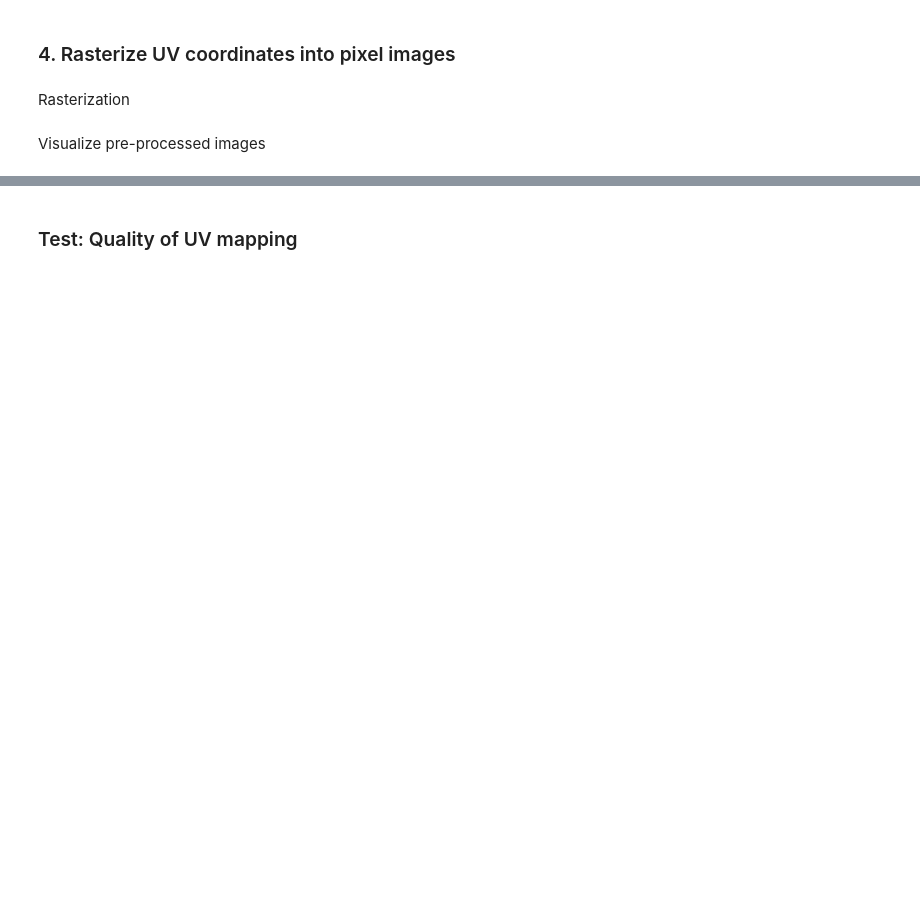
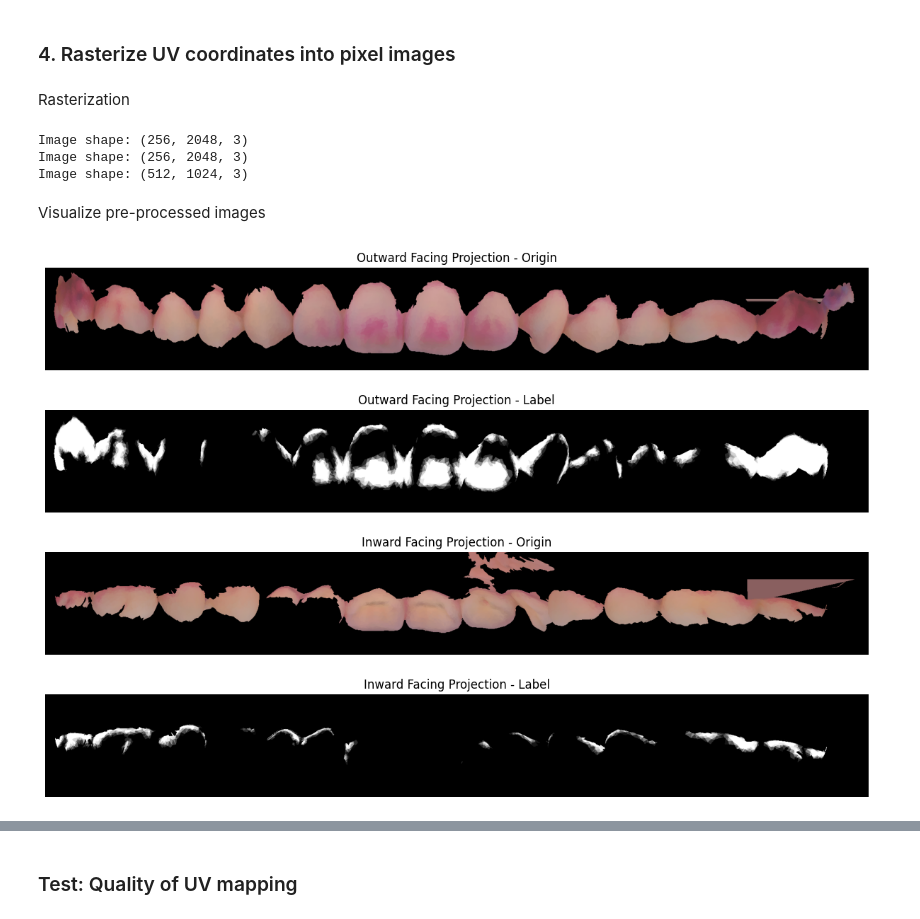
Before and after one commit to SunnyRT/dental_plaque_segmentation, a Jupyter notebook: uvraster_clean.ipynb, the cells around one changed output, grey strips where cells are left out. Saved outputs shown, nothing was run; the diff lists cells and outputs as text; code cells hidden in the pictures; blank space fills up the shorter version.

Commit message:
completed raster_clean

```diff
--- a/uvraster_clean.ipynb
+++ b/uvraster_clean.ipynb
@@ -298,12 +317,19 @@ def normalize_uv_coords(uv_coords, u_range, v_range, with_nl=False):
 
 # Get the vertices of the origin mesh
 vertices = np.asarray(origin_mesh.vertices)
+vertices_brc = np.asarray(raw_origin_mesh.vertices) # TODO: before re-center: origin at mesh geometrical center
 # UV mapping for all vertices in 3 cases NOTE: all vertices are projected in each case!!!!!!
 uv_out, vert_depth_out = UVmap_cylindrical(vertices, if_inward=False)
 uv_in, vert_depth_in = UVmap_cylindrical(vertices, if_inward=True)
 uv_up, vert_depth_up = UVmap_planar(vertices)
 
+
+print(np.min(uv_out, axis=0), np.max(uv_out, axis=0))
+print(np.min(uv_in, axis=0), np.max(uv_in, axis=0))
+print(np.min(uv_up, axis=0), np.max(uv_up, axis=0))
+
+
 # Normalize the uv coordinates
-uv_norm_out = normalize_uv_coords(uv_out, (0, 2*np.pi), (-9, 7), with_nl=True)
-uv_norm_in = normalize_uv_coords(uv_in, (0, 2*np.pi), (-8, 8), with_nl=True)
-uv_norm_up = normalize_uv_coords(uv_up, (-40, 40), (0, 50))
+uv_norm_out = normalize_uv_coords(uv_out, (-0.1*np.pi, 1.1*np.pi), (-9, 7), with_nl=True)
+uv_norm_in = normalize_uv_coords(uv_in, (-0.1*np.pi, 1.1*np.pi), (-8, 8), with_nl=True)
+uv_norm_up = normalize_uv_coords(uv_up, (-50,50), (0, 50))
@@ -405,6 +443,13 @@ def rasterize_uv_to_image(uv_norm_coords, vert_depth, xx_triangles, vert_originR
 # %%
-img_origin_out, img_label_out = rasterize_uv_to_image(uv_norm_out, vert_depth_out, out_triangles, vertices_originRGB, vertices_labelRGB, pxl=256, is_io=True)
-img_origin_in, img_label_in = rasterize_uv_to_image(uv_norm_in, vert_depth_in, in_triangles, vertices_originRGB, vertices_labelRGB, pxl=256, is_io=True)
-img_origin_up, img_label_up = rasterize_uv_to_image(uv_norm_up, vert_depth_up, up_triangles, vertices_originRGB, vertices_labelRGB, pxl=512, is_io=False)
+img_origin_out, img_label_out, uv_pixel_out = rasterize_uv_to_image(uv_norm_out, vert_depth_out, out_triangles, vertices_originRGB, vertices_labelRGB, px=256, is_io=True)
+img_origin_in, img_label_in, uv_pixel_in = rasterize_uv_to_image(uv_norm_in, vert_depth_in, in_triangles, vertices_originRGB, vertices_labelRGB, px=256, is_io=True)
+img_origin_up, img_label_up, uv_pixel_up = rasterize_uv_to_image(uv_norm_up, vert_depth_up, up_triangles, vertices_originRGB, vertices_labelRGB, px=256, is_io=False)
+
+# TODO: Inward / Outward projected images will be patched into 1x8
+# TODO: Upward projected image will be patched into 2x4
+# %% [output]
+Image shape: (256, 2048, 3)
+Image shape: (256, 2048, 3)
+Image shape: (512, 1024, 3)
 # %% [markdown]
 Visualize pre-processed images
@@ -428,0 +456,24 @@ plt.show()
+# %%
+# Display the large image for visualization
+fig, ax = plt.subplots(4,1, figsize=(15, 10))
+
+ax[0].imshow(img_origin_out)
+ax[0].set_title("Outward Facing Projection - Origin")
+ax[0].axis('off')
+
+
+ax[1].imshow(img_label_out)
+ax[1].set_title("Outward Facing Projection - Label")
+ax[1].axis('off')
+
+ax[2].imshow(img_origin_in)
+ax[2].set_title("Inward Facing Projection - Origin")
+ax[2].axis('off')
+
+ax[3].imshow(img_label_in)
+ax[3].set_title("Inward Facing Projection - Label")
+ax[3].axis('off')
+
+plt.show()
+# %% [output]
+[figure, added]
```
Also changed, not shown: parts of 45 cells of this notebook, 1 other file.
